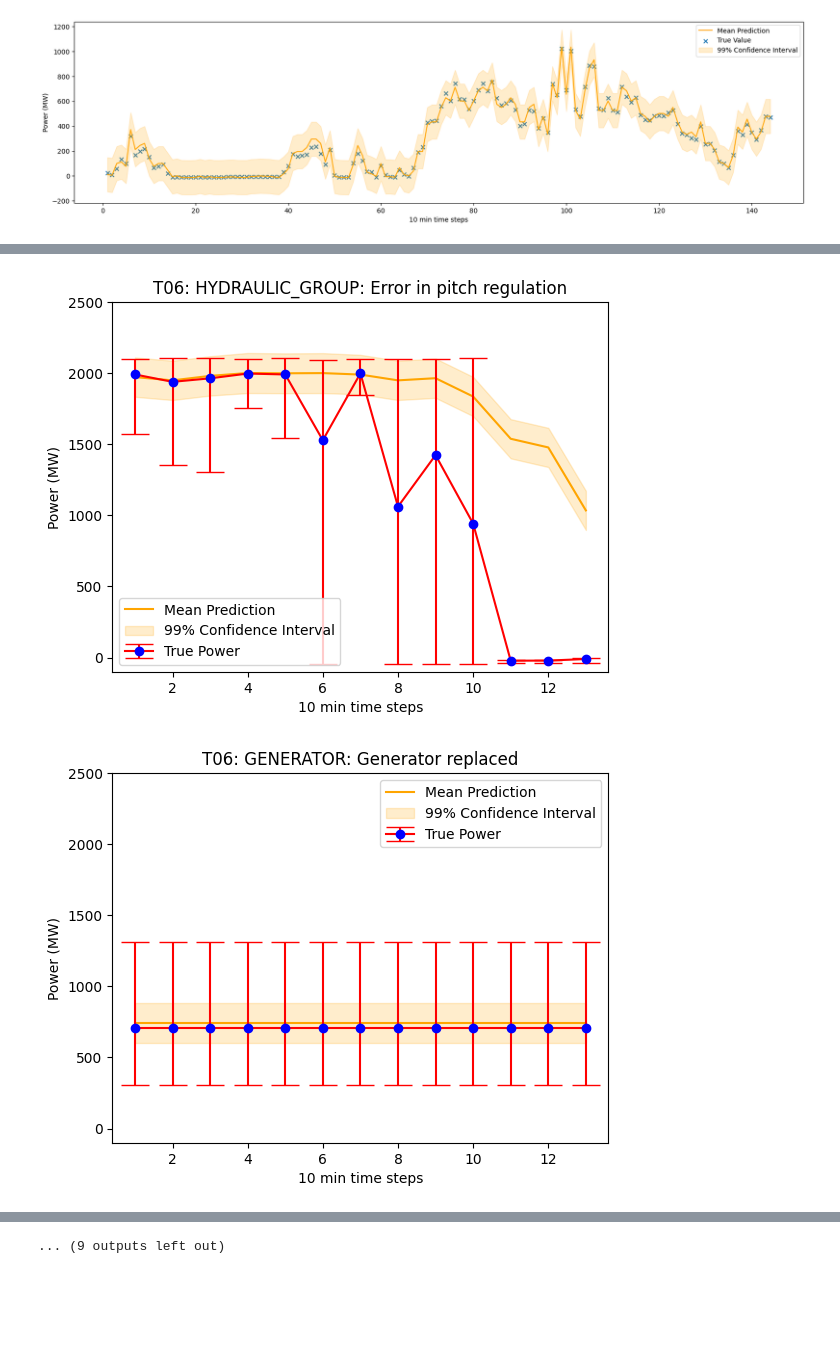
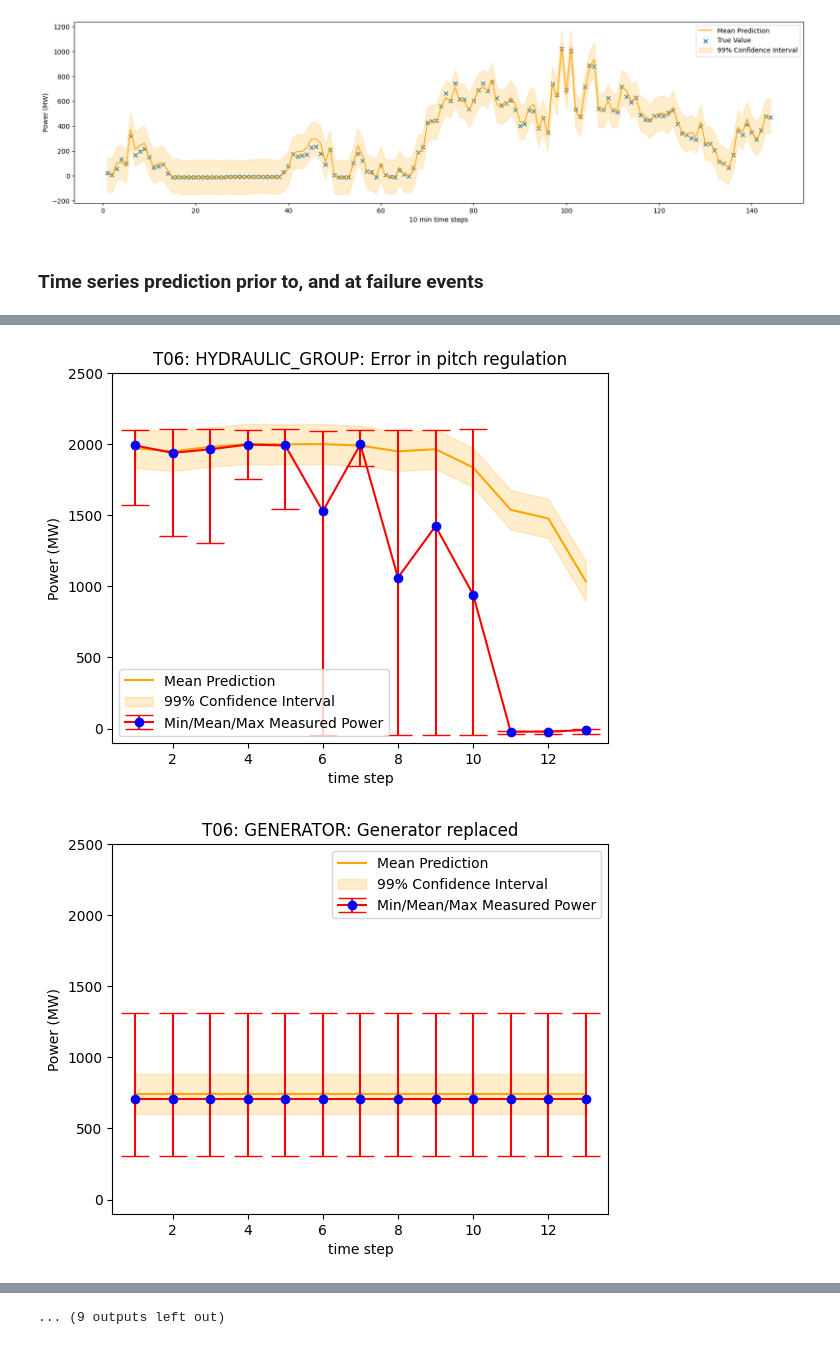
Before and after one commit to smbrealy/onyx_interview, a Jupyter notebook: notebook.ipynb, the cells around one changed output, grey strips where cells are left out. Saved outputs shown, nothing was run; the diff lists cells and outputs as text; code cells hidden in the pictures; blank space fills up the shorter version.

```diff
--- a/notebook.ipynb
+++ b/notebook.ipynb
@@ -254,6 +254,8 @@ plt.ylabel("Power (MW)")
 plt.show()
 # %% [output]
 [figure]
+# %% [markdown]
+### Time series prediction prior to, and at failure events
 # %%
 # Time series prediction during failure events
 
@@ -279,11 +281,11 @@ for f in failure_windows:
     plt.figure()
     plt.plot(np.linspace(1,len(X_true),len(X_true)), y_pred, label="Mean Prediction", c="orange")
 
-    plt.errorbar(np.linspace(1,len(X_true),len(X_true)), y_true, yerr=[y_true - y_true_min, y_true_max - y_true], marker='o',markerfacecolor='blue', markeredgecolor='blue', linestyle='-', color='red', capsize=10, label="True Power")
+    plt.errorbar(np.linspace(1,len(X_true),len(X_true)), y_true, yerr=[y_true - y_true_min, y_true_max - y_true], marker='o',markerfacecolor='blue', markeredgecolor='blue', linestyle='-', color='red', capsize=10, label="Min/Mean/Max Measured Power")
     plt.fill_between(np.linspace(1,len(X_true),len(X_true)), y_lower, y_upper, alpha=0.2, label="99% Confidence Interval",color="orange")
 
     plt.legend()
-    plt.xlabel("10 min time steps")
+    plt.xlabel("time step")
     plt.ylabel("Power (MW)")
     plt.ylim(-100,2500)
     plt.title(str(f.Turbine_ID_failure.values[0]) + ": " + str(f.Component_failure.values[0]) + ": " + str(f.Remarks_failure.values[0]))
@@ -294,2 +296,2 @@ for f in failure_windows:
-[figure, old version]
+[figure, new version]
-[figure, old version]
+[figure, new version]
```
Also changed, not shown: parts of 2 cells of this notebook.
